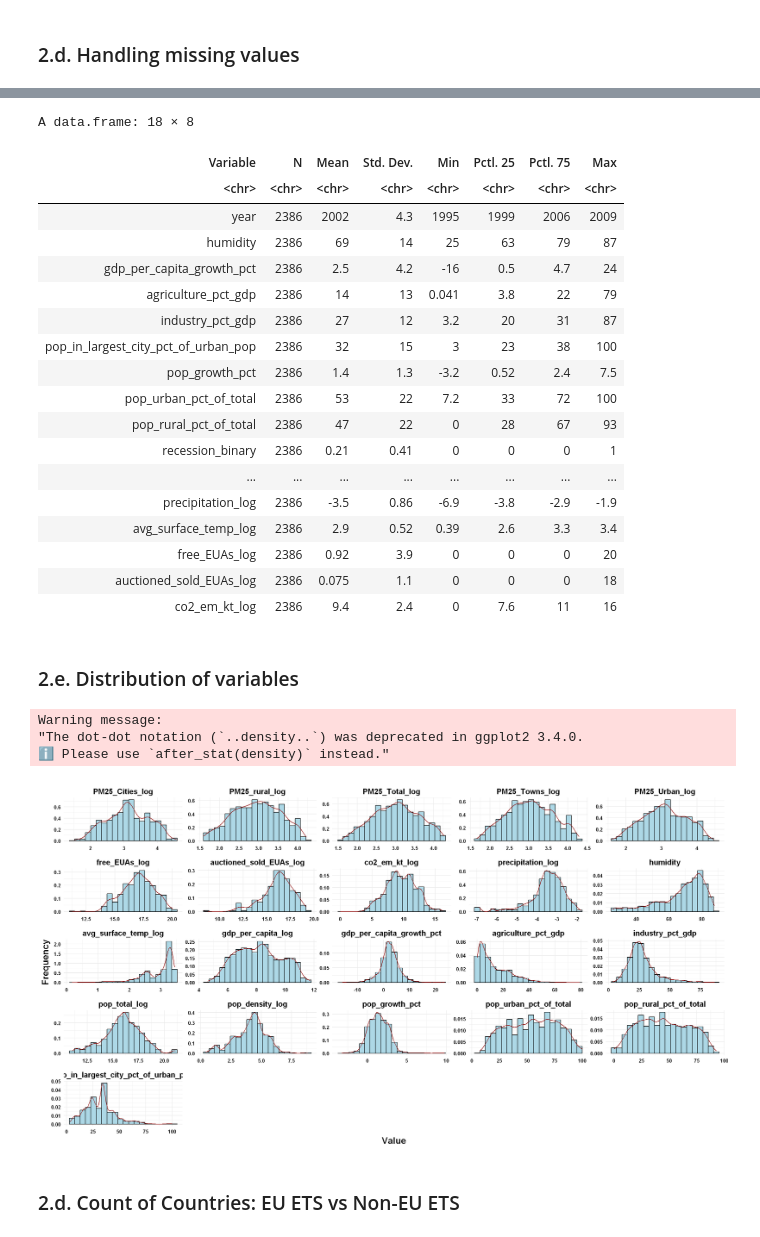
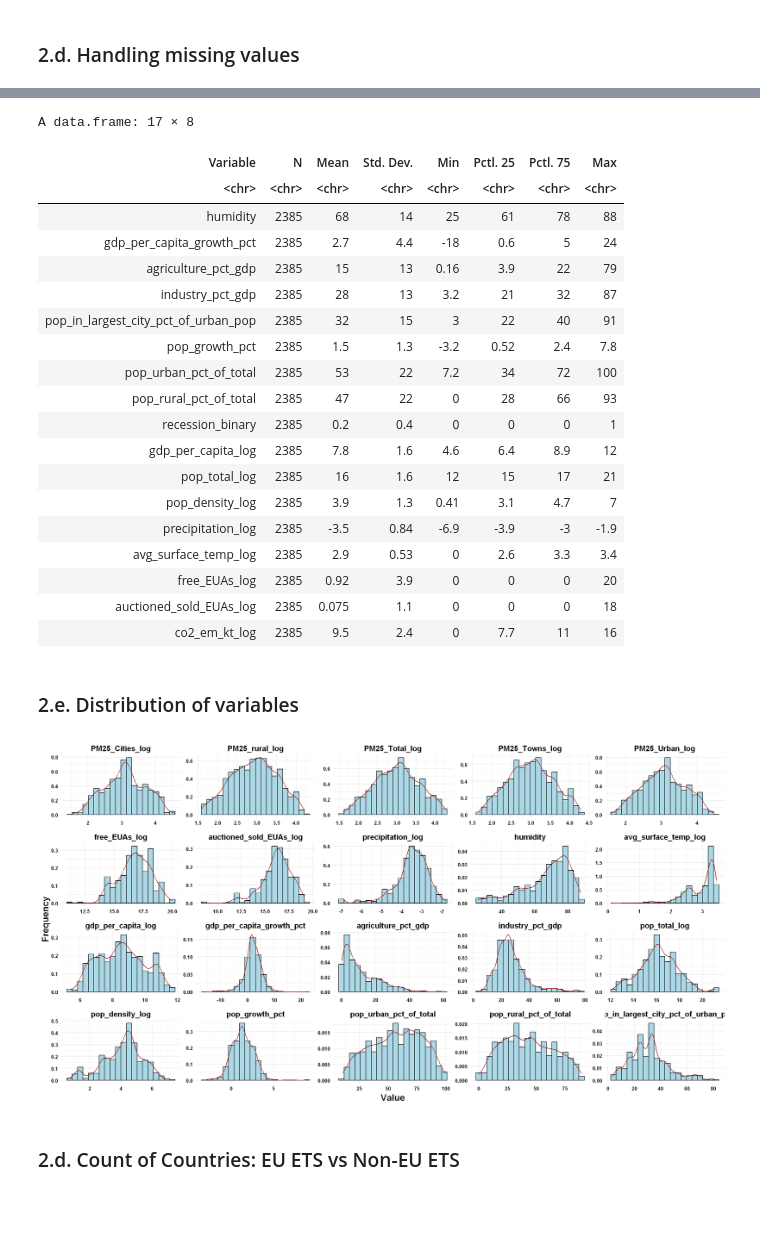
Before and after one commit to huseyinpolat-ds/UW_WNE_DSBA_Master_Thesis_437969, a Jupyter notebook: Thesis_EDA_new_approach.ipynb, the cells around one changed output, grey strips where cells are left out. Saved outputs shown, nothing was run; the diff lists cells and outputs as text; code cells hidden in the pictures; blank space fills up the shorter version.

Commit message:
Limited any change in non-EU ETS country group.

```diff
--- a/Thesis_EDA_new_approach.ipynb
+++ b/Thesis_EDA_new_approach.ipynb
@@ -723,7 +706,7 @@ display_eu_ets_missing_records <- function (df, interest_variables) {
 
 # Function to fill missing values by carrying forward the next available non-NA value per country.
 fill_next_year_per_country <- function(df, interest_variables) {
-  cols_to_impute <- unique(display_eu_ets_missing_records(all_indicators_filtered, eu_ets_study_imputation)$variable)
+  cols_to_impute <- unique(display_eu_ets_missing_records(df, interest_variables)$variable)
   is_eu_ets_val <- interest_variables$is_eu_ets
 
   # Process only if there are columns with missing values
@@ -749,7 +732,7 @@ fill_next_year_per_country <- function(df, interest_variables) {
 
 # Function to impute missing values with mean of the respective year if forward fill is not possible.
 impute_mean_by_year <- function(df, interest_variables) {
-  cols_to_imput <- unique(display_eu_ets_missing_records(all_indicators_filtered, eu_ets_study_imputation)$variable)
+  cols_to_imput <- unique(display_eu_ets_missing_records(df, interest_variables)$variable)
   is_eu_ets_val <- interest_variables$is_eu_ets
 
   # Impute only if missing values are detected for specific columns
@@ -896,6 +865,12 @@ all_indicators_final <- all_indicators_imputted[!all_indicators_imputted$to_drop
 # Optionally, drop the 'to_drop' column if no longer needed
 all_indicators_final$to_drop <- NULL
 
+country_counts <- all_indicators_final %>% group_by(country) %>% summarise(count=n())
+country_counts$to_keep = ifelse(country_counts$count == max(all_indicators_final$year) - min(all_indicators_final$year) + 1, TRUE,FALSE)
+country_counts <- country_counts %>% filter(to_keep == TRUE)
+
+all_indicators_final <- all_indicators_final %>% filter (country %in% country_counts$country)
+
 
 print("Shape of final dataset")
 print(dim(all_indicators_final))
@@ -953,26 +928,27 @@ A data.frame: 23 × 8
 # %%
 stobj_processed <- st(all_indicators_final %>% filter(year < 2010) %>% select(-is_eu_ets), out = "return", digits = 2)
-stobj_processed %>% filter(N>0)
+stobj_processed %>% filter(N>0) %>% filter (!Variable %in% c("year"))
 # %% [output]
-A data.frame: 18 × 8
+A data.frame: 17 × 8
 | Variable | N | Mean | Std. Dev. | Min | Pctl. 25 | Pctl. 75 | Max |
 | <chr> | <chr> | <chr> | <chr> | <chr> | <chr> | <chr> | <chr> |
-| year | 2386 | 2002 | 4.3 | 1995 | 1999 | 2006 | 2009 |
-| humidity | 2386 | 69 | 14 | 25 | 63 | 79 | 87 |
-| gdp_per_capita_growth_pct | 2386 | 2.5 | 4.2 | -16 | 0.5 | 4.7 | 24 |
-| agriculture_pct_gdp | 2386 | 14 | 13 | 0.041 | 3.8 | 22 | 79 |
-| industry_pct_gdp | 2386 | 27 | 12 | 3.2 | 20 | 31 | 87 |
-| pop_in_largest_city_pct_of_urban_pop | 2386 | 32 | 15 | 3 | 23 | 38 | 100 |
-| pop_growth_pct | 2386 | 1.4 | 1.3 | -3.2 | 0.52 | 2.4 | 7.5 |
-| pop_urban_pct_of_total | 2386 | 53 | 22 | 7.2 | 33 | 72 | 100 |
-| pop_rural_pct_of_total | 2386 | 47 | 22 | 0 | 28 | 67 | 93 |
-| recession_binary | 2386 | 0.21 | 0.41 | 0 | 0 | 0 | 1 |
-| ... | ... | ... | ... | ... | ... | ... | ... |
-| precipitation_log | 2386 | -3.5 | 0.86 | -6.9 | -3.8 | -2.9 | -1.9 |
-| avg_surface_temp_log | 2386 | 2.9 | 0.52 | 0.39 | 2.6 | 3.3 | 3.4 |
-| free_EUAs_log | 2386 | 0.92 | 3.9 | 0 | 0 | 0 | 20 |
-| auctioned_sold_EUAs_log | 2386 | 0.075 | 1.1 | 0 | 0 | 0 | 18 |
-| co2_em_kt_log | 2386 | 9.4 | 2.4 | 0 | 7.6 | 11 | 16 |
+| humidity | 2385 | 68 | 14 | 25 | 61 | 78 | 88 |
+| gdp_per_capita_growth_pct | 2385 | 2.7 | 4.4 | -18 | 0.6 | 5 | 24 |
+| agriculture_pct_gdp | 2385 | 15 | 13 | 0.16 | 3.9 | 22 | 79 |
+| industry_pct_gdp | 2385 | 28 | 13 | 3.2 | 21 | 32 | 87 |
+| pop_in_largest_city_pct_of_urban_pop | 2385 | 32 | 15 | 3 | 22 | 40 | 91 |
+| pop_growth_pct | 2385 | 1.5 | 1.3 | -3.2 | 0.52 | 2.4 | 7.8 |
+| pop_urban_pct_of_total | 2385 | 53 | 22 | 7.2 | 34 | 72 | 100 |
+| pop_rural_pct_of_total | 2385 | 47 | 22 | 0 | 28 | 66 | 93 |
+| recession_binary | 2385 | 0.2 | 0.4 | 0 | 0 | 0 | 1 |
+| gdp_per_capita_log | 2385 | 7.8 | 1.6 | 4.6 | 6.4 | 8.9 | 12 |
+| pop_total_log | 2385 | 16 | 1.6 | 12 | 15 | 17 | 21 |
+| pop_density_log | 2385 | 3.9 | 1.3 | 0.41 | 3.1 | 4.7 | 7 |
+| precipitation_log | 2385 | -3.5 | 0.84 | -6.9 | -3.9 | -3 | -1.9 |
+| avg_surface_temp_log | 2385 | 2.9 | 0.53 | 0 | 2.6 | 3.3 | 3.4 |
+| free_EUAs_log | 2385 | 0.92 | 3.9 | 0 | 0 | 0 | 20 |
+| auctioned_sold_EUAs_log | 2385 | 0.075 | 1.1 | 0 | 0 | 0 | 18 |
+| co2_em_kt_log | 2385 | 9.5 | 2.4 | 0 | 7.7 | 11 | 16 |
 # %% [markdown]
 ### 2.e. Distribution of variables
 # %%
@@ -990,39 +966,38 @@ all_indicators_final <- all_indicators_final %>% select(all_of(c("country", "yea
 # Generate a dataframe for plot only
 all_indicators_final_plot <- all_indicators_final %>% mutate(
     free_EUAs_log = ifelse(free_EUAs_log == 0, NA, free_EUAs_log),
-    auctioned_sold_EUAs_log = ifelse(auctioned_sold_EUAs_log == 0, NA, auctioned_sold_EUAs_log))
+    auctioned_sold_EUAs_log = ifelse(auctioned_sold_EUAs_log == 0, NA, auctioned_sold_EUAs_log)) %>%
+    select (-co2_em_kt_log) %>%
+    filter(year >= 2010)
 
 # Create a dummy variable for pivot_longer()
 all_indicators_final_plot$dummyvar <- "dummyvar"
 # Reshape the dataframe to long format
 selected_variables_long <- pivot_longer(all_indicators_final_plot[,setdiff(colnames(all_indicators_final_plot), c("year", "country", "recession_binary", "is_eu_ets"))], -dummyvar)
 # Drop created dummy variable
 all_indicators_final_plot$dummyvar <- NULL
 # Convert 'name' to factor with levels based on original dataset order
 # This will help us to generate the plot of columns in defined order
 selected_variables_long$name <- factor(selected_variables_long$name, levels = names(all_indicators_final_plot)[!names(all_indicators_final_plot) %in% c("year", "country", "recession_binary", "recession_binary")])
 # Create the plot with KDE
 plot_vars <- ggplot(selected_variables_long, aes(x = value, y = ..density..)) +
   geom_histogram(bins = 20, fill = "lightblue", color = "black", na.rm = TRUE) +
   geom_density(color = "darkred", adjust = 1, na.rm = TRUE) +  # Adjust the bandwidth
   facet_wrap(~name, scales = "free") +
   labs(x = "Value",
        y = "Frequency")+
   theme_minimal() +
   theme(axis.text.x = element_text(size = 8, color = "black", face = "bold"),
         axis.text.y = element_text(size = 8, color = "black", face = "bold"),
         axis.title = element_text(size = 14, color = "black", face = "bold"),
         strip.text = element_text(size = 12, color = "black", face = "bold"))
 
 plot(plot_vars)
 
 # Save the plot with adjusted width
 ggsave("images/EDA_distribution_plot.jpg", plot_vars, width = 20, height = 12, create.dir = TRUE)
 # %% [output]
-Warning message:
-"The dot-dot notation (`..density..`) was deprecated in ggplot2 3.4.0.
-ℹ Please use `after_stat(density)` instead."
-[figure, old version]
+[figure, new version]
 # %% [markdown]
 ### 2.d. Count of Countries: EU ETS vs Non-EU ETS
 # %%
```
Also changed, not shown: parts of 12 cells of this notebook.
